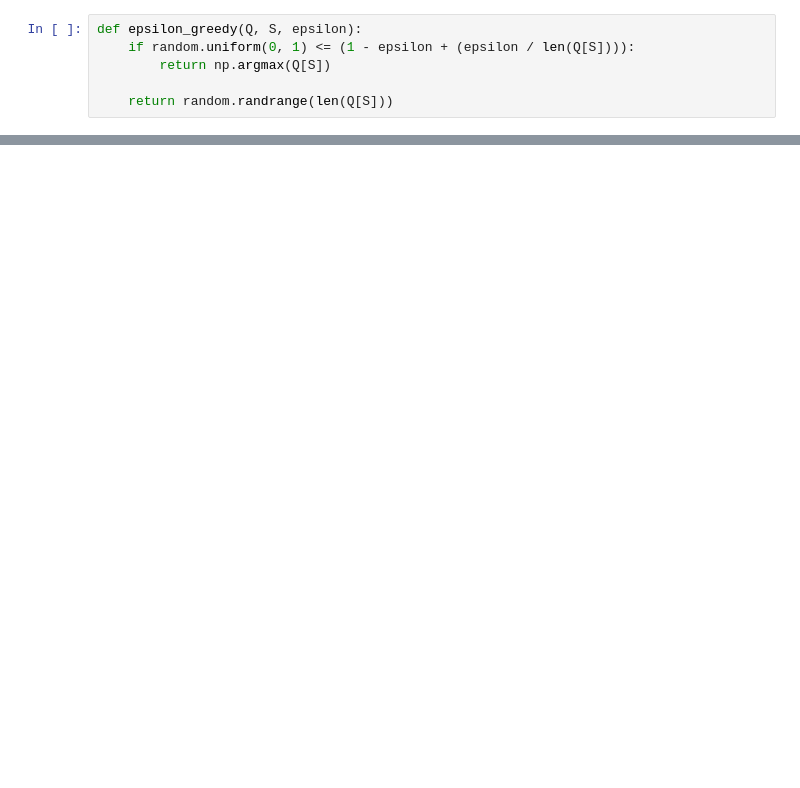
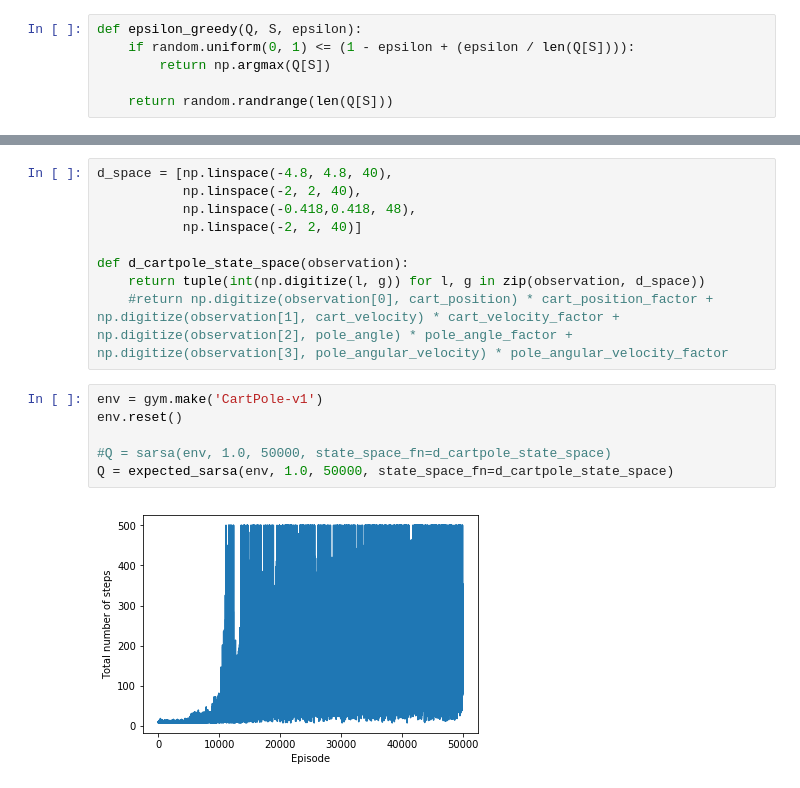
Before and after one commit to petroslikidis/RLCourse, a Jupyter notebook: sarsa.ipynb, the cells around one changed output, grey strips where cells are left out. Drawn from its saved outputs; the diff is of its cells as text; blank space fills up the shorter version.

```diff
--- a/sarsa.ipynb
+++ b/sarsa.ipynb
@@ -140,0 +149,17 @@ print('Total reward: ', total_reward, 'in steps:', steps)
+# %%
+d_space = [np.linspace(-4.8, 4.8, 40),
+           np.linspace(-2, 2, 40),
+           np.linspace(-0.418,0.418, 48),
+           np.linspace(-2, 2, 40)]
+
+def d_cartpole_state_space(observation):
+    return tuple(int(np.digitize(l, g)) for l, g in zip(observation, d_space))
+    #return np.digitize(observation[0], cart_position) * cart_position_factor + np.digitize(observation[1], cart_velocity) * cart_velocity_factor + np.digitize(observation[2], pole_angle) * pole_angle_factor + np.digitize(observation[3], pole_angular_velocity) * pole_angular_velocity_factor
+# %%
+env = gym.make('CartPole-v1')
+env.reset()
+
+#Q = sarsa(env, 1.0, 50000, state_space_fn=d_cartpole_state_space)
+Q = expected_sarsa(env, 1.0, 50000, state_space_fn=d_cartpole_state_space)
+# %% [output]
+[figure, added]
```
Also changed, not shown: parts of 9 cells of this notebook.
